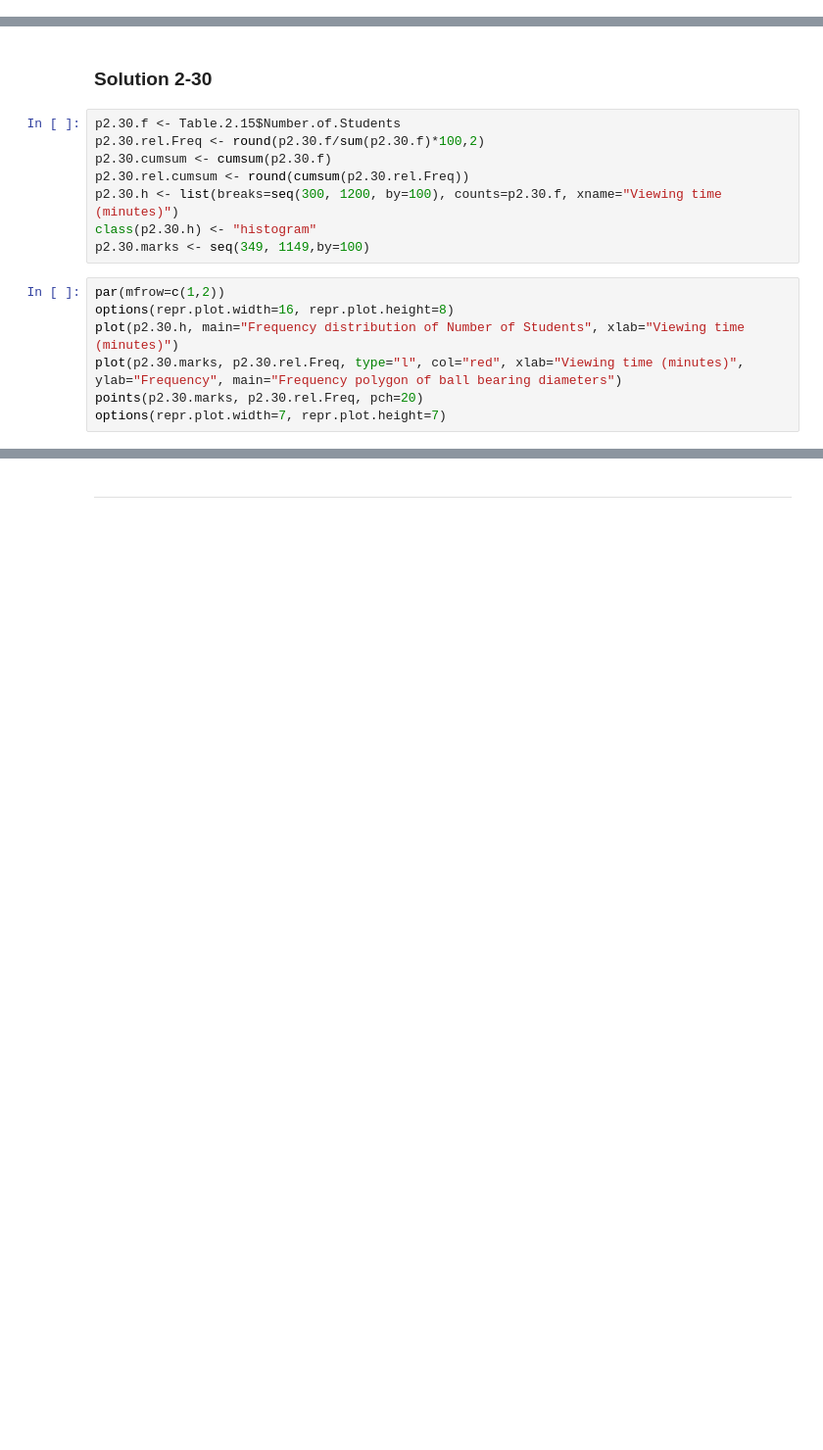
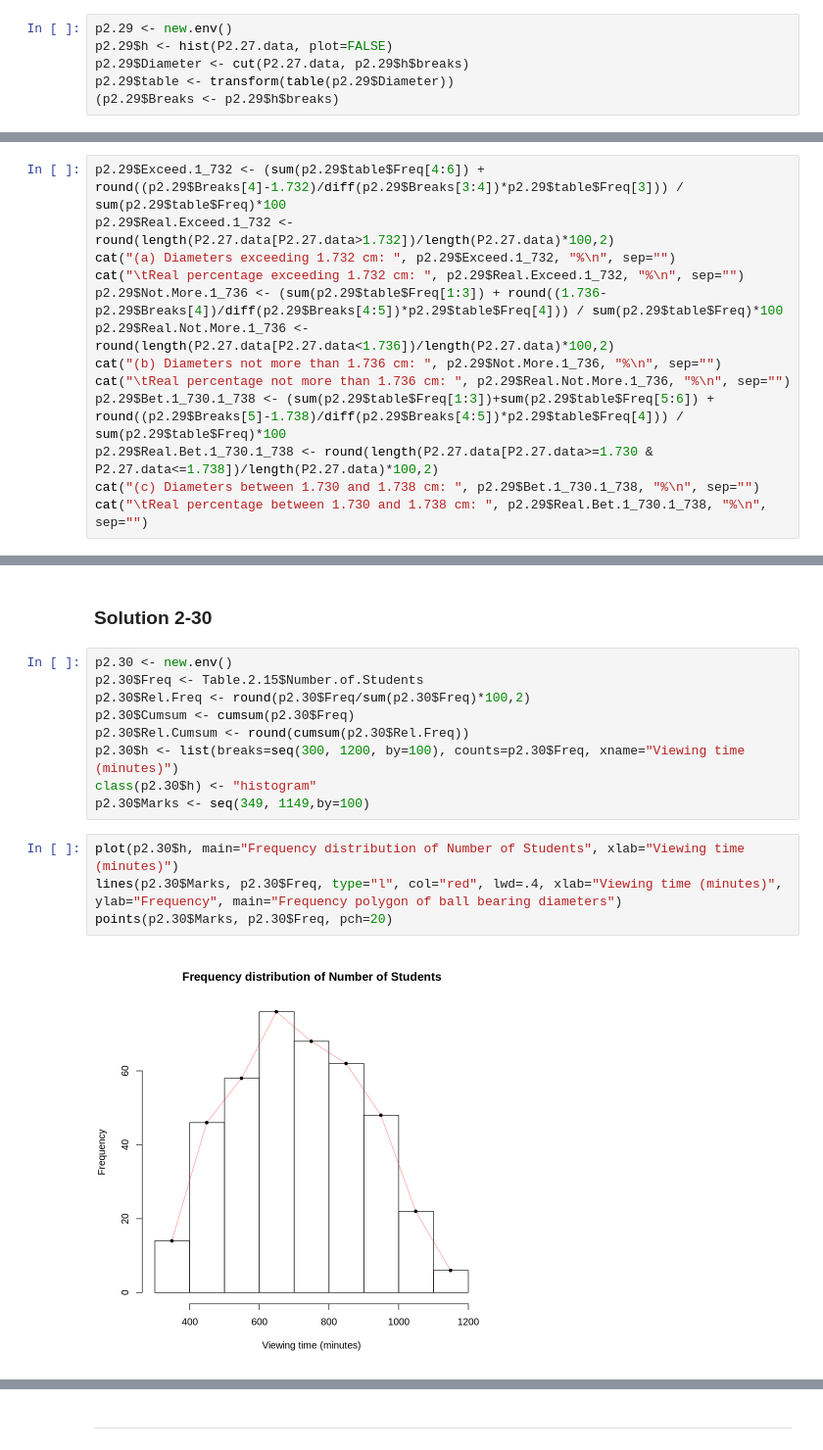
Before and after one commit to jbennett7/Statistics, a Jupyter notebook: 02 Chapter 2 Frequency Distributions/03 Supplementary Problems/Supplementary problems.ipynb, the cells around one changed output, grey strips where cells are left out. Shown at 98% size. Saved outputs shown, nothing was run; the diff lists cells and outputs as text; blank space fills up the shorter version.

```diff
--- a/02 Chapter 2 Frequency Distributions/03 Supplementary Problems/Supplementary problems.ipynb
+++ b/02 Chapter 2 Frequency Distributions/03 Supplementary Problems/Supplementary problems.ipynb
@@ -569,0 +563,6 @@ ERROR: Error in rev(P2.28.table$Rel.Freq): object 'P2.28.table' not found
+# %%
+p2.29 <- new.env()
+p2.29$h <- hist(P2.27.data, plot=FALSE)
+p2.29$Diameter <- cut(P2.27.data, p2.29$h$breaks)
+p2.29$table <- transform(table(p2.29$Diameter))
+(p2.29$Breaks <- p2.29$h$breaks)
@@ -585,0 +585,13 @@ cat("\tReal percentage between 1.730 and 1.738 cm: ", round(length(p2.27.data[p2
+# %%
+p2.29$Exceed.1_732 <- (sum(p2.29$table$Freq[4:6]) + round((p2.29$Breaks[4]-1.732)/diff(p2.29$Breaks[3:4])*p2.29$table$Freq[3])) / sum(p2.29$table$Freq)*100
+p2.29$Real.Exceed.1_732 <- round(length(P2.27.data[P2.27.data>1.732])/length(P2.27.data)*100,2)
+cat("(a) Diameters exceeding 1.732 cm: ", p2.29$Exceed.1_732, "%\n", sep="")
+cat("\tReal percentage exceeding 1.732 cm: ", p2.29$Real.Exceed.1_732, "%\n", sep="")
+p2.29$Not.More.1_736 <- (sum(p2.29$table$Freq[1:3]) + round((1.736-p2.29$Breaks[4])/diff(p2.29$Breaks[4:5])*p2.29$table$Freq[4])) / sum(p2.29$table$Freq)*100
+p2.29$Real.Not.More.1_736 <- round(length(P2.27.data[P2.27.data<1.736])/length(P2.27.data)*100,2)
+cat("(b) Diameters not more than 1.736 cm: ", p2.29$Not.More.1_736, "%\n", sep="")
+cat("\tReal percentage not more than 1.736 cm: ", p2.29$Real.Not.More.1_736, "%\n", sep="")
+p2.29$Bet.1_730.1_738 <- (sum(p2.29$table$Freq[1:3])+sum(p2.29$table$Freq[5:6]) + round((p2.29$Breaks[5]-1.738)/diff(p2.29$Breaks[4:5])*p2.29$table$Freq[4])) / sum(p2.29$table$Freq)*100
+p2.29$Real.Bet.1_730.1_738 <- round(length(P2.27.data[P2.27.data>=1.730 & P2.27.data<=1.738])/length(P2.27.data)*100,2)
+cat("(c) Diameters between 1.730 and 1.738 cm: ", p2.29$Bet.1_730.1_738, "%\n", sep="")
+cat("\tReal percentage between 1.730 and 1.738 cm: ", p2.29$Real.Bet.1_730.1_738, "%\n", sep="")
@@ -593,18 +627,18 @@ Table.2.15
 # %% [markdown]
 ### Solution 2-30
 # %%
-p2.30.f <- Table.2.15$Number.of.Students
-p2.30.rel.Freq <- round(p2.30.f/sum(p2.30.f)*100,2)
-p2.30.cumsum <- cumsum(p2.30.f)
-p2.30.rel.cumsum <- round(cumsum(p2.30.rel.Freq))
-p2.30.h <- list(breaks=seq(300, 1200, by=100), counts=p2.30.f, xname="Viewing time (minutes)")
-class(p2.30.h) <- "histogram"
-p2.30.marks <- seq(349, 1149,by=100)
+p2.30 <- new.env()
+p2.30$Freq <- Table.2.15$Number.of.Students
+p2.30$Rel.Freq <- round(p2.30$Freq/sum(p2.30$Freq)*100,2)
+p2.30$Cumsum <- cumsum(p2.30$Freq)
+p2.30$Rel.Cumsum <- round(cumsum(p2.30$Rel.Freq))
+p2.30$h <- list(breaks=seq(300, 1200, by=100), counts=p2.30$Freq, xname="Viewing time (minutes)")
+class(p2.30$h) <- "histogram"
+p2.30$Marks <- seq(349, 1149,by=100)
 # %%
-par(mfrow=c(1,2))
-options(repr.plot.width=16, repr.plot.height=8)
-plot(p2.30.h, main="Frequency distribution of Number of Students", xlab="Viewing time (minutes)")
-plot(p2.30.marks, p2.30.rel.Freq, type="l", col="red", xlab="Viewing time (minutes)", ylab="Frequency", main="Frequency polygon of ball bearing diameters")
-points(p2.30.marks, p2.30.rel.Freq, pch=20)
-options(repr.plot.width=7, repr.plot.height=7)
+plot(p2.30$h, main="Frequency distribution of Number of Students", xlab="Viewing time (minutes)")
+lines(p2.30$Marks, p2.30$Freq, type="l", col="red", lwd=.4, xlab="Viewing time (minutes)", ylab="Frequency", main="Frequency polygon of ball bearing diameters")
+points(p2.30$Marks, p2.30$Freq, pch=20)
+# %% [output]
+[figure, added]
 # %%
```
Also changed, not shown: parts of 23 cells of this notebook, 1 other file.
